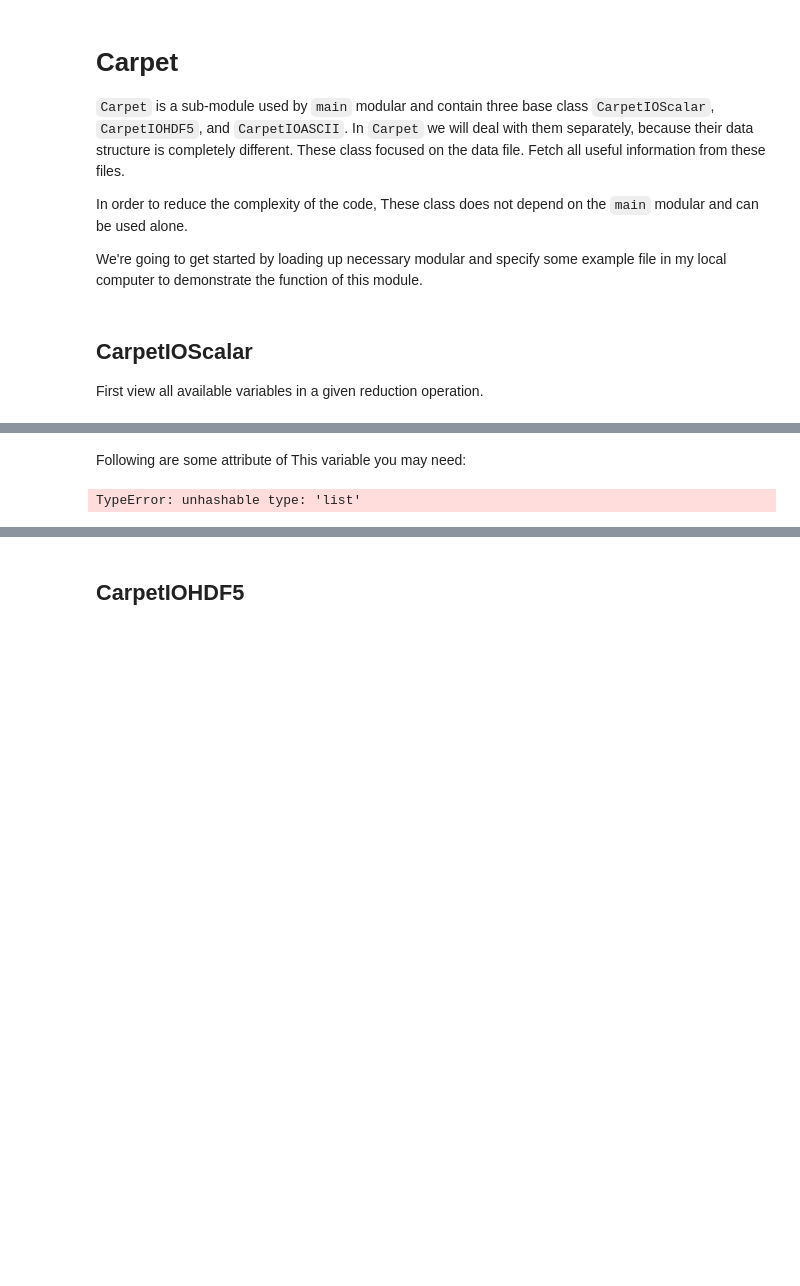
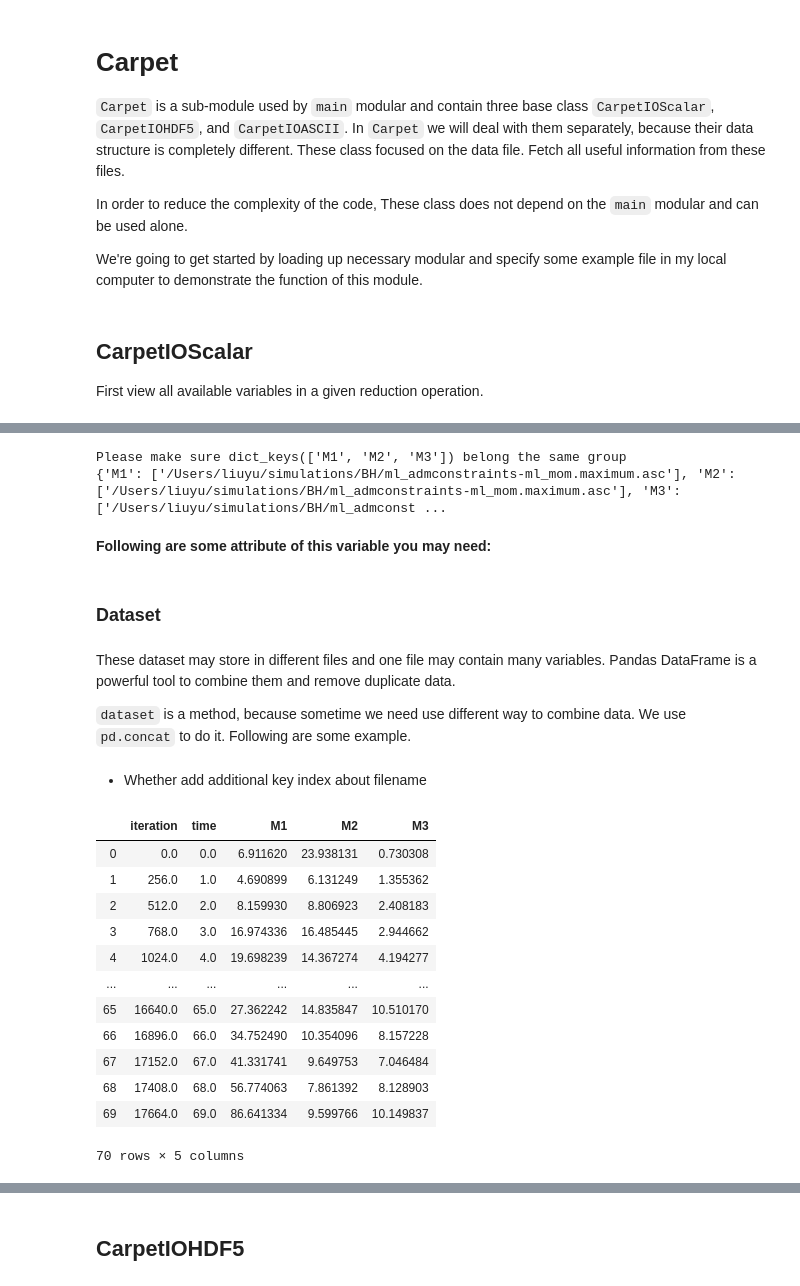
Before and after one commit to YuLiumt/CactusTool, a Jupyter notebook: docs/source/Tutorial/Carpet.ipynb, the cells around one changed output, grey strips where cells are left out. Saved outputs shown, nothing was run; the diff lists cells and outputs as text; code cells hidden in the pictures; blank space fills up the shorter version.

```diff
--- a/docs/source/Tutorial/Carpet.ipynb
+++ b/docs/source/Tutorial/Carpet.ipynb
@@ -33,7 +36,32 @@ Please make sure ['M1', 'M2', 'M3'] belong the same group
+# %%
+var = ds_scalar.max['M']
+print(var.varfiles)
+# %% [output]
+Please make sure dict_keys(['M1', 'M2', 'M3']) belong the same group
+{'M1': ['/Users/liuyu/simulations/BH/ml_admconstraints-ml_mom.maximum.asc'], 'M2': ['/Users/liuyu/simulations/BH/ml_admconstraints-ml_mom.maximum.asc'], 'M3': ['/Users/liuyu/simulations/BH/ml_admconst ...
 # %% [markdown]
-Following are some attribute of This variable you may need:
+**Following are some attribute of this variable you may need:**
-# %%
-a = ['M1', 'M2']
-ds_scalar.max.vars
-# %% [output]
-TypeError: unhashable type: 'list'
+# %% [markdown]
+### Dataset
+# %% [markdown]
+These dataset may store in different files and one file may contain many variables. Pandas DataFrame is a powerful tool to combine them and remove duplicate data.
+
+`dataset` is a method, because sometime we need use different way to combine data. We use `pd.concat` to do it. Following are some example.
+# %% [markdown]
+* Whether add additional key index about filename
+# %%
+var.dataset(key=False)
+# %% [output]
+|  | iteration | time | M1 | M2 | M3 |
+| 0 | 0.0 | 0.0 | 6.911620 | 23.938131 | 0.730308 |
+| 1 | 256.0 | 1.0 | 4.690899 | 6.131249 | 1.355362 |
+| 2 | 512.0 | 2.0 | 8.159930 | 8.806923 | 2.408183 |
+| 3 | 768.0 | 3.0 | 16.974336 | 16.485445 | 2.944662 |
+| 4 | 1024.0 | 4.0 | 19.698239 | 14.367274 | 4.194277 |
+| ... | ... | ... | ... | ... | ... |
+| 65 | 16640.0 | 65.0 | 27.362242 | 14.835847 | 10.510170 |
+| 66 | 16896.0 | 66.0 | 34.752490 | 10.354096 | 8.157228 |
+| 67 | 17152.0 | 67.0 | 41.331741 | 9.649753 | 7.046484 |
+| 68 | 17408.0 | 68.0 | 56.774063 | 7.861392 | 8.128903 |
+| 69 | 17664.0 | 69.0 | 86.641334 | 9.599766 | 10.149837 |
+70 rows × 5 columns
```
Also changed, not shown: parts of 12 cells of this notebook, 18 other files.
